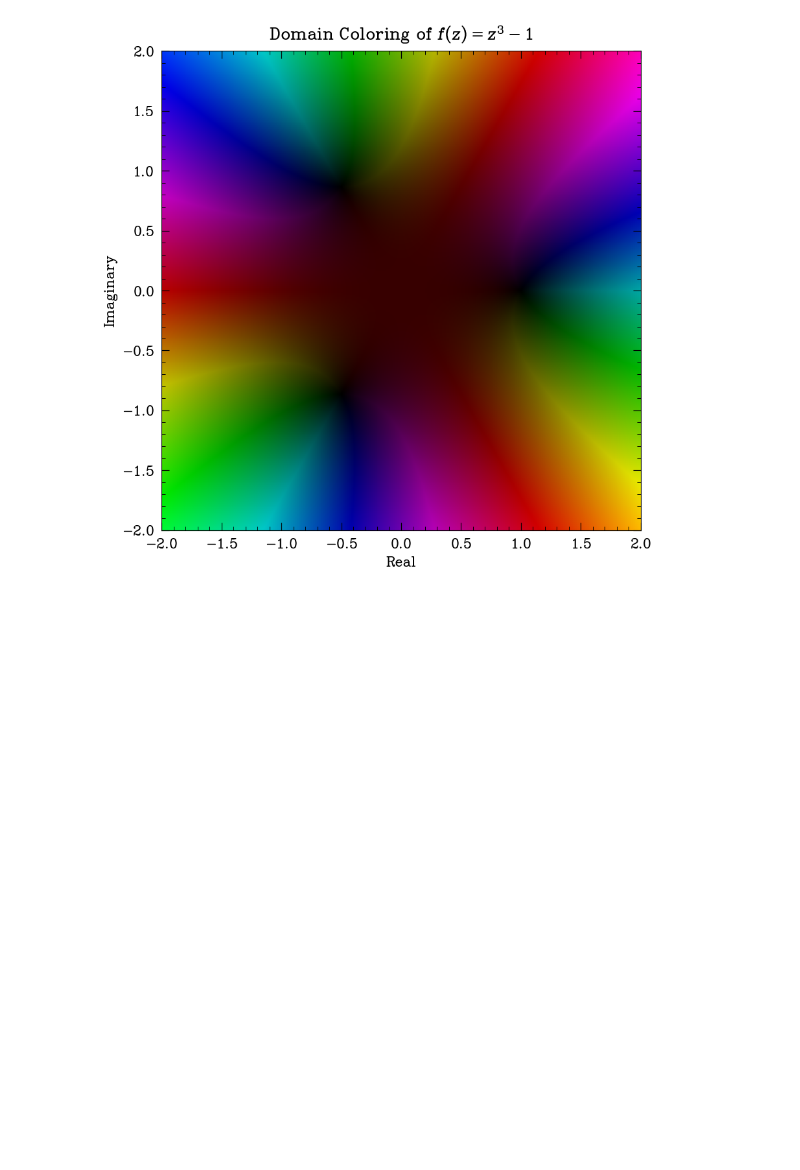
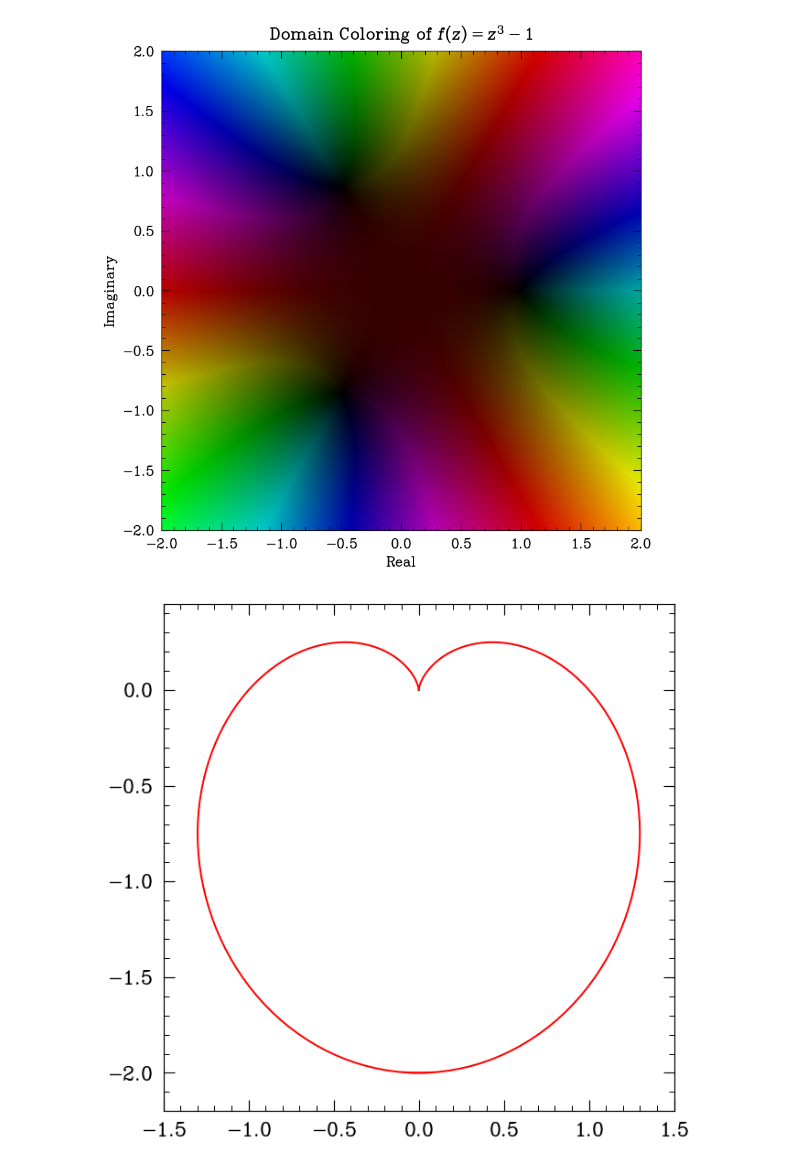
Before and after one commit to catastropiyush/coursework-notebooks, a Jupyter notebook: Numerical_methods_class.ipynb, the cells around one changed output. Saved outputs shown, nothing was run; the diff lists cells and outputs as text; code cells hidden in the pictures; blank space fills up the shorter version.

Commit message:
polar plots

```diff
--- a/Numerical_methods_class.ipynb
+++ b/Numerical_methods_class.ipynb
@@ -1196,3 +1196,40 @@ def domain_coloring(f, re_range=(-2, 2), im_range=(-2, 2), resolution=500):
 domain_coloring(f)
 # %% [output]
 [figure]
+# %%
+import numpy as np
+import matplotlib.pyplot as plt
+from matplotlib import animation
+
+
+figure = plt.figure()
+line1, = plt.axes(xlim=(-1.5, 1.5), ylim=(-2.2, 0.45)).plot([], [], c='r')
+line2, = plt.axes(xlim=(-1.5, 1.5), ylim=(-2.2, 0.45)).plot([], [], c='r')
+
+
+def init():
+    line1.set_data([], [])
+    line2.set_data([], [])
+    return line1, line2
+
+
+def update(i, a):
+    theta = np.linspace(0, i/np.pi, 100)
+    x = a*(1-np.cos(theta))*np.sin(theta)
+    y = a*(1-np.cos(theta))*np.cos(theta)
+    line1.set_data(x, y)
+    line2.set_data(-x, y)
+    return line1, line2
+
+
+def cardioid_animate(a):
+    ani = animation.FuncAnimation(figure, update, init_func=init, frames=11, fargs=(a,), blit=True)
+    plt.axis('off')
+    ani.save('heart.gif')
+    plt.show()
+
+
+if __name__ == '__main__':
+    cardioid_animate(1) # darw a cardioid dynamically
+# %% [output]
+[figure, added]
```
Also changed, not shown: parts of 2 cells of this notebook.
